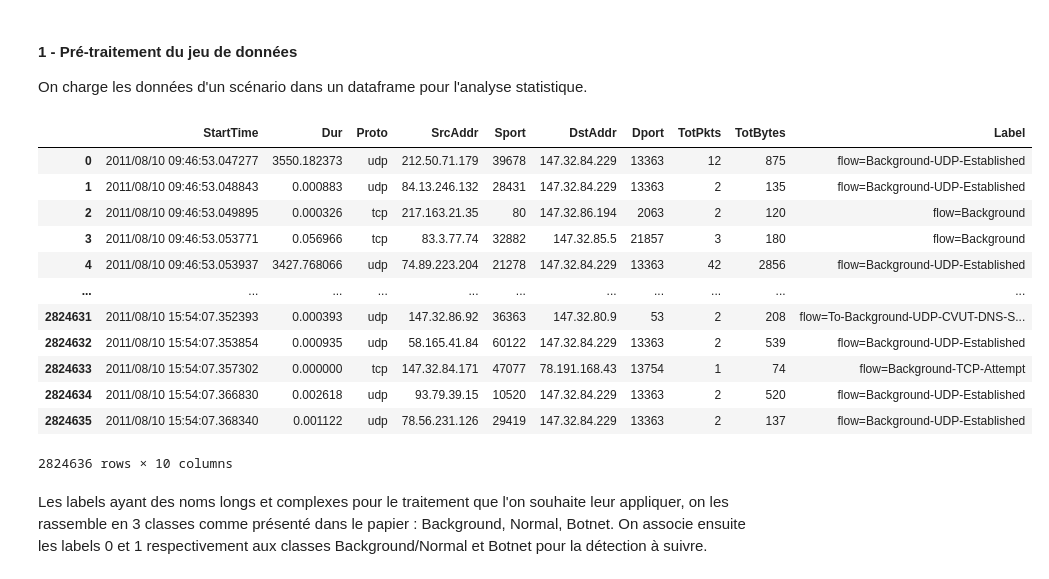
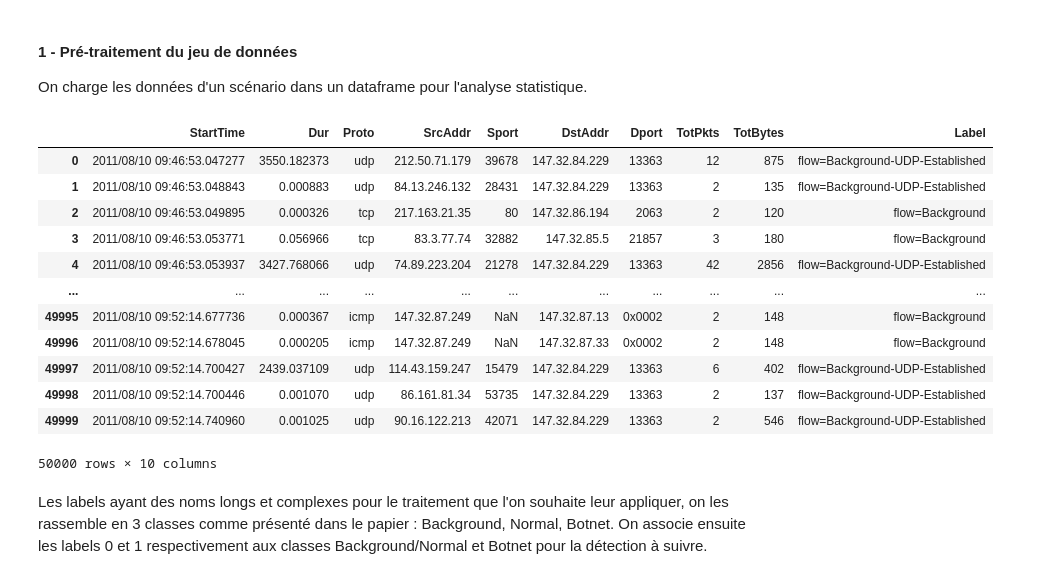
Before and after one commit to Veccoy/DetectIntrusion, a Jupyter notebook: LakhinaEntropy.ipynb, the cells around one changed output. Saved outputs shown, nothing was run; the diff lists cells and outputs as text; code cells hidden in the pictures.

```diff
--- a/LakhinaEntropy.ipynb
+++ b/LakhinaEntropy.ipynb
@@ -37,23 +37,23 @@ On charge les données d'un scénario dans un dataframe pour l'analyse statistiq
 # %%
 num_scenario = 42
 kept_fields = ["StartTime","Dur","Proto","SrcAddr","Sport","DstAddr","Dport","TotPkts","TotBytes","Label"]
 
-scenario = pd.read_csv(f'./Datasets/CTU13_{num_scenario}.binetflow', usecols=kept_fields)
+scenario = pd.read_csv(f'./Datasets/CTU13_{num_scenario}.binetflow', usecols=kept_fields, nrows=50000)
 scenario
 # %% [output]
 |  | StartTime | Dur | Proto | SrcAddr | Sport | DstAddr | Dport | TotPkts | TotBytes | Label |
 | 0 | 2011/08/10 09:46:53.047277 | 3550.182373 | udp | 212.50.71.179 | 39678 | 147.32.84.229 | 13363 | 12 | 875 | flow=Background-UDP-Established |
 | 1 | 2011/08/10 09:46:53.048843 | 0.000883 | udp | 84.13.246.132 | 28431 | 147.32.84.229 | 13363 | 2 | 135 | flow=Background-UDP-Established |
 | 2 | 2011/08/10 09:46:53.049895 | 0.000326 | tcp | 217.163.21.35 | 80 | 147.32.86.194 | 2063 | 2 | 120 | flow=Background |
 | 3 | 2011/08/10 09:46:53.053771 | 0.056966 | tcp | 83.3.77.74 | 32882 | 147.32.85.5 | 21857 | 3 | 180 | flow=Background |
 | 4 | 2011/08/10 09:46:53.053937 | 3427.768066 | udp | 74.89.223.204 | 21278 | 147.32.84.229 | 13363 | 42 | 2856 | flow=Background-UDP-Established |
 | ... | ... | ... | ... | ... | ... | ... | ... | ... | ... | ... |
-| 2824631 | 2011/08/10 15:54:07.352393 | 0.000393 | udp | 147.32.86.92 | 36363 | 147.32.80.9 | 53 | 2 | 208 | flow=To-Background-UDP-CVUT-DNS-S... |
-| 2824632 | 2011/08/10 15:54:07.353854 | 0.000935 | udp | 58.165.41.84 | 60122 | 147.32.84.229 | 13363 | 2 | 539 | flow=Background-UDP-Established |
-| 2824633 | 2011/08/10 15:54:07.357302 | 0.000000 | tcp | 147.32.84.171 | 47077 | 78.191.168.43 | 13754 | 1 | 74 | flow=Background-TCP-Attempt |
-| 2824634 | 2011/08/10 15:54:07.366830 | 0.002618 | udp | 93.79.39.15 | 10520 | 147.32.84.229 | 13363 | 2 | 520 | flow=Background-UDP-Established |
-| 2824635 | 2011/08/10 15:54:07.368340 | 0.001122 | udp | 78.56.231.126 | 29419 | 147.32.84.229 | 13363 | 2 | 137 | flow=Background-UDP-Established |
+| 49995 | 2011/08/10 09:52:14.677736 | 0.000367 | icmp | 147.32.87.249 | NaN | 147.32.87.13 | 0x0002 | 2 | 148 | flow=Background |
+| 49996 | 2011/08/10 09:52:14.678045 | 0.000205 | icmp | 147.32.87.249 | NaN | 147.32.87.33 | 0x0002 | 2 | 148 | flow=Background |
+| 49997 | 2011/08/10 09:52:14.700427 | 2439.037109 | udp | 114.43.159.247 | 15479 | 147.32.84.229 | 13363 | 6 | 402 | flow=Background-UDP-Established |
+| 49998 | 2011/08/10 09:52:14.700446 | 0.001070 | udp | 86.161.81.34 | 53735 | 147.32.84.229 | 13363 | 2 | 137 | flow=Background-UDP-Established |
+| 49999 | 2011/08/10 09:52:14.740960 | 0.001025 | udp | 90.16.122.213 | 42071 | 147.32.84.229 | 13363 | 2 | 546 | flow=Background-UDP-Established |
-2824636 rows × 10 columns
+50000 rows × 10 columns
 # %% [markdown]
 Les labels ayant des noms longs et complexes pour le traitement que l'on souhaite leur appliquer, on les rassemble en 3 classes comme présenté dans le papier : Background, Normal, Botnet. On associe ensuite les labels 0 et 1 respectivement aux classes Background/Normal et Botnet pour la détection à suivre.
 # %%
```
Also changed, not shown: parts of 13 cells of this notebook, 1 other file.
